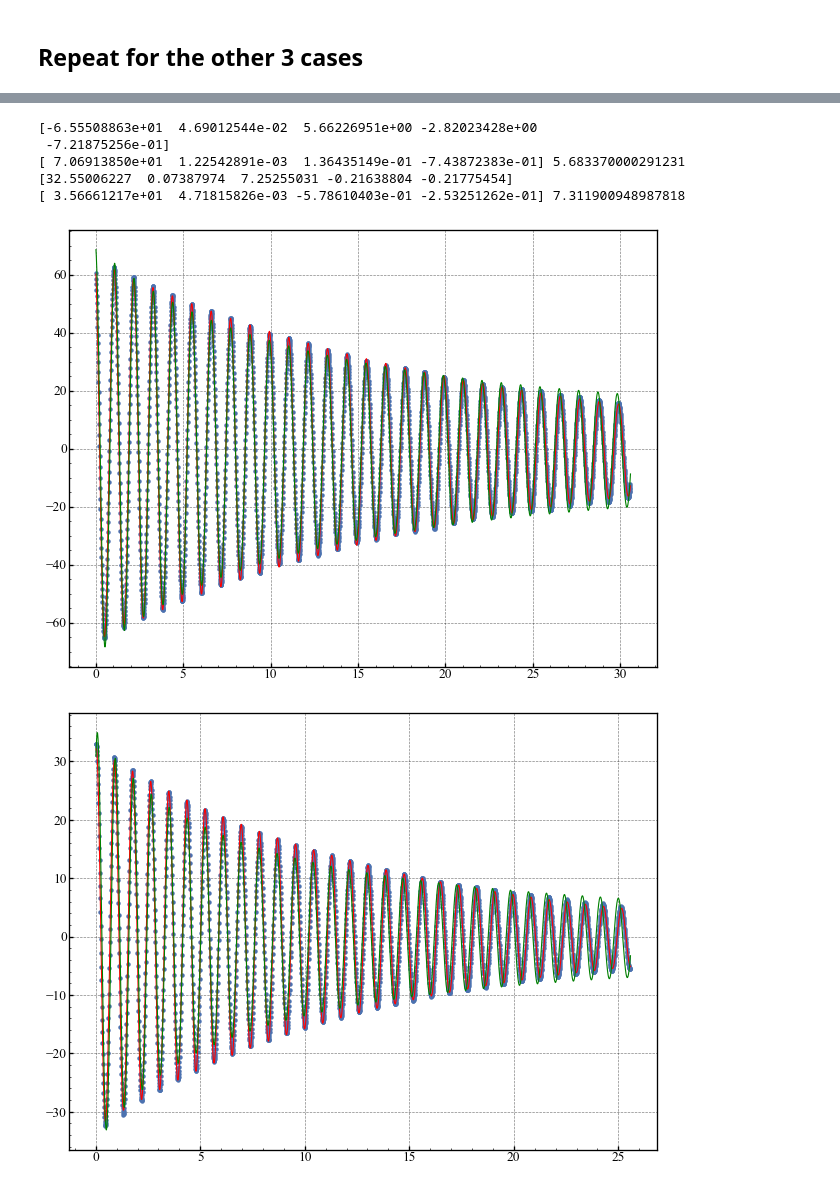
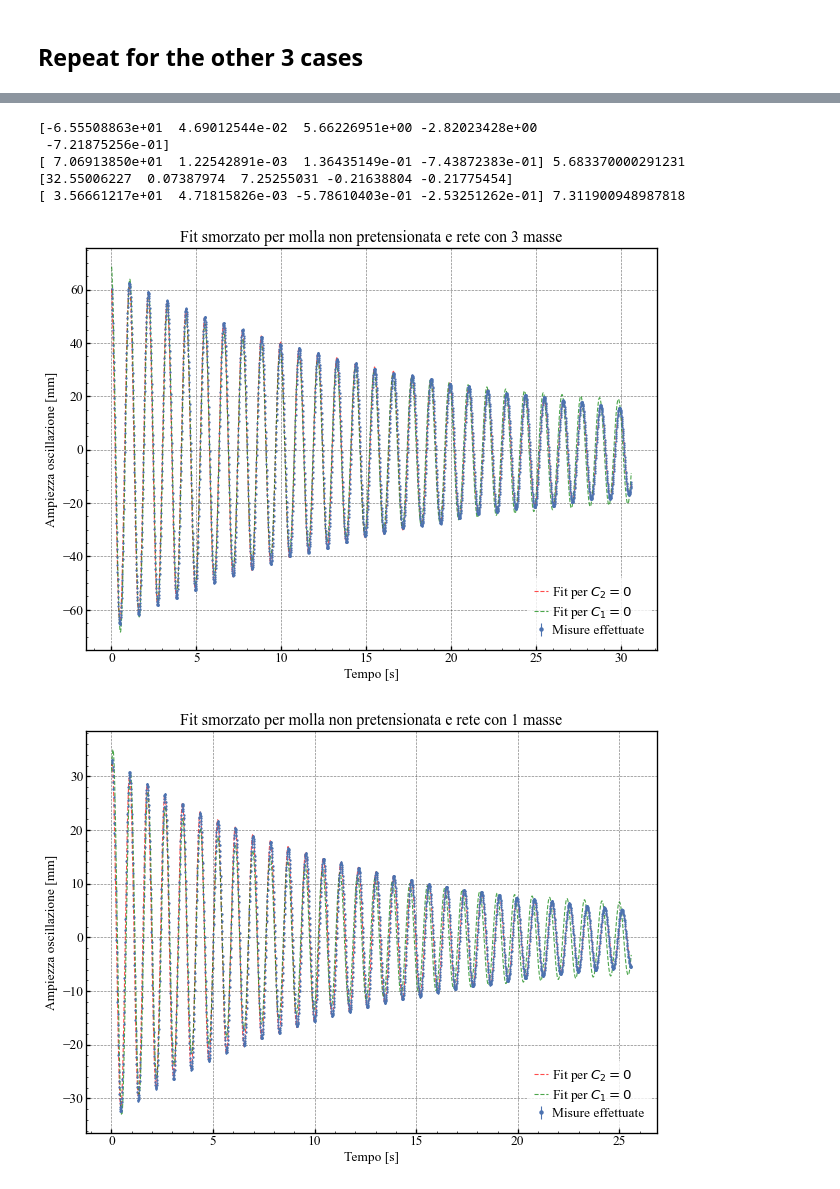
Before and after one commit to Mattia04/Smorzamento, a Jupyter notebook: script.ipynb, the cells around one changed output, grey strips where cells are left out. Saved outputs shown, nothing was run; the diff lists cells and outputs as text; code cells hidden in the pictures.

Commit message:
Added style to plots and saved them

```diff
--- a/script.ipynb
+++ b/script.ipynb
@@ -170,36 +203,48 @@ for i in range(2):
 # %%
 with open("Data/Oscillazioni non_pretensionata_cd_3e1masse.csv", "r") as file:
     df_nc = pd.read_csv(file, delimiter=";", decimal=",")
 
 masse = [94.72, 55.19]  # Da excel
 
 for i in range(2):
     fig, ax = plt.subplots()
     Y = df_nc.iloc[:, i].dropna()
     X = np.linspace(0.01, len(Y) / 100, len(Y))
 
     omega = np.sqrt(
         k_non_pretensionata
         / ((masse[i] + 15.43 / 3) / 1000)
         # 29.91/3 deriva dalla massa della molla
         # /1000 per convertire g in kg
     )
-    scale_omega = 1
 
     params, std_dev = Fits.smorzato(X, Y)
-    params2, std_dev2 = Fits.smorzato2(X, Y, omega * scale_omega)
+    params2, std_dev2 = Fits.smorzato2(X, Y, omega)
 
     print(params)
-    print(params2, omega * scale_omega)
+    print(params2, omega)
 
-    ax.scatter(X, Y)
-    ax.plot(X, Fits.curve(X, *params), c="r")
-    ax.plot(X, Fits.curve2(X, *params2, omega * scale_omega), c="g")
+    ax.plot(X, Fits.curve(X, *params), c="r", ls="--", alpha=0.7)
+    ax.plot(X, Fits.curve2(X, *params2, omega), c="g", ls="--", alpha=0.7)
+    ax.errorbar(X, Y, yerr=0.2, fmt=".")
+
+    plt.title(
+        f"Fit smorzato per molla non pretensionata e rete con {3 if i==0 else 1} masse"
+    )
+    ax.legend(
+        ["Fit per $C_2 = 0$", "Fit per $C_1 = 0$", "Misure effettuate"],
+        loc="lower right",
+    )
+    ax.set_xlabel("Tempo [s]")
+    ax.set_ylabel("Ampiezza oscillazione [mm]")
+
+    # * saving figure
+    fig.savefig(f"Images/fit_nr_m{3 if i==0 else 1}.png")
 # %% [output]
 [-6.55508863e+01  4.69012544e-02  5.66226951e+00 -2.82023428e+00
  -7.21875256e-01]
 [ 7.06913850e+01  1.22542891e-03  1.36435149e-01 -7.43872383e-01] 5.683370000291231
 [32.55006227  0.07387974  7.25255031 -0.21638804 -0.21775454]
 [ 3.56661217e+01  4.71815826e-03 -5.78610403e-01 -2.53251262e-01] 7.311900948987818
-[figure, old version]
+[figure, new version]
-[figure, old version]
+[figure, new version]
```
Also changed, not shown: parts of 4 cells of this notebook.
